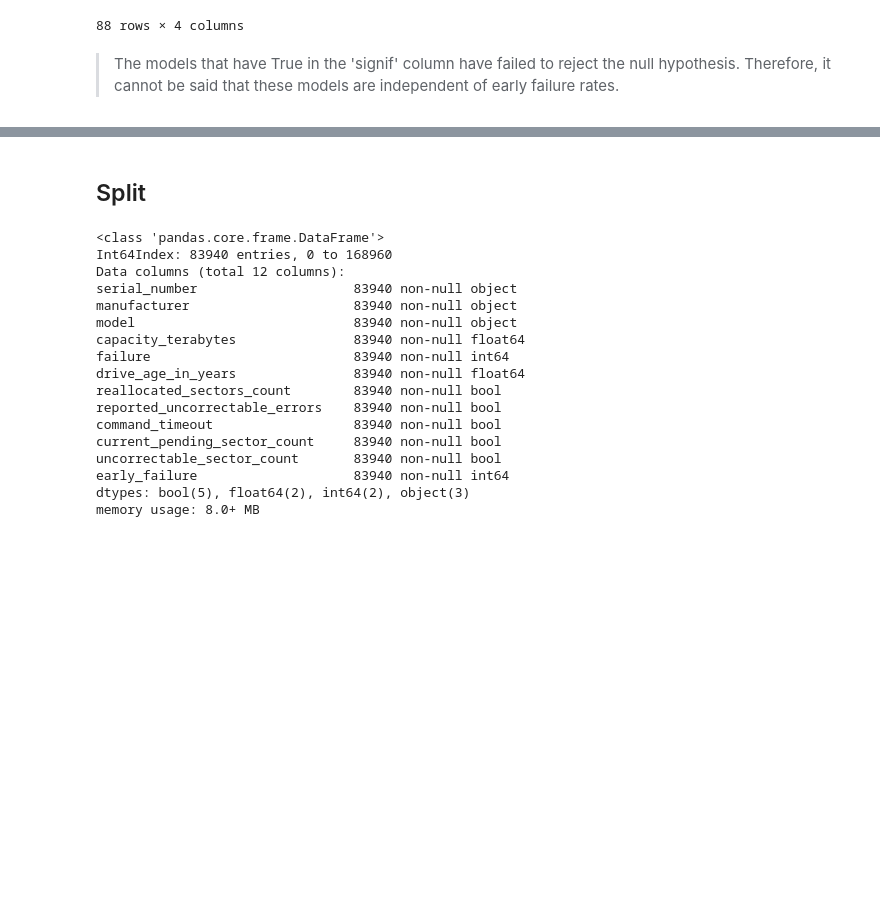
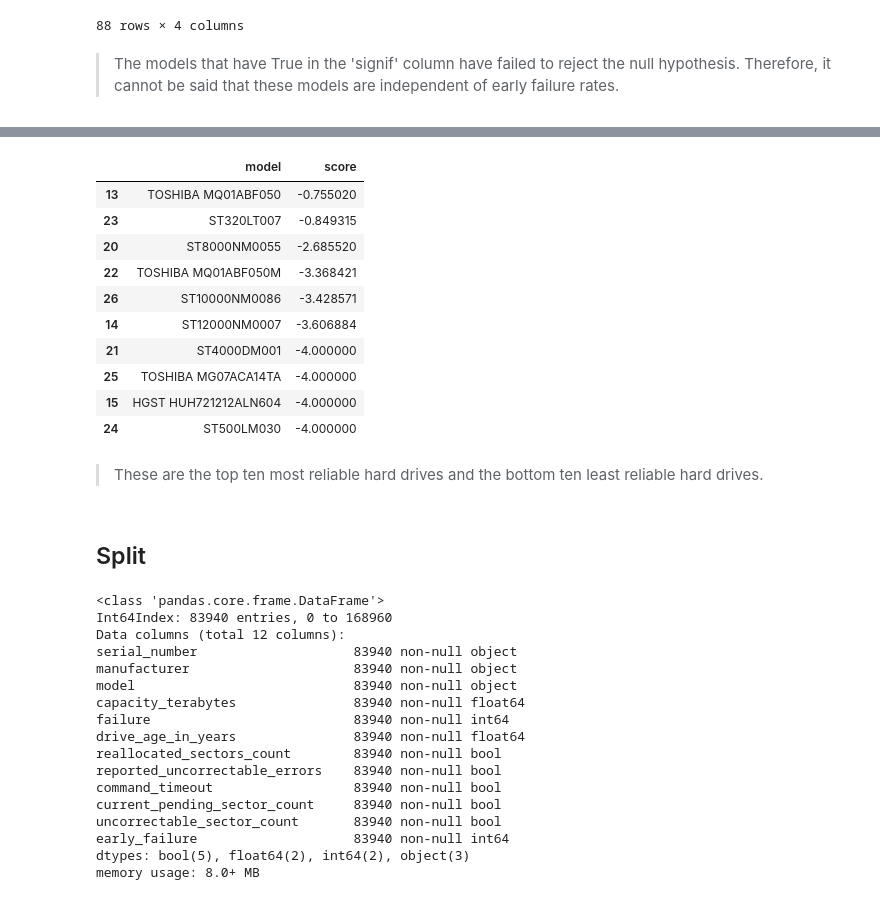
Before and after one commit to just-keep-spinning/hard-drive-project, a Jupyter notebook: hard_drive_pipeline.ipynb, the cells around one changed output, grey strips where cells are left out. Cells and saved outputs as stored; diff of their text form; code cells hidden in the pictures; blank space fills up the shorter version.

```diff
--- a/hard_drive_pipeline.ipynb
+++ b/hard_drive_pipeline.ipynb
@@ -725,3 +772,19 @@ explore.get_manufacturer_graph(df)
+# %%
+df_scores.sort_values('score').sort_values('score',ascending=False).tail(10)
+# %% [output]
+|  | model | score |
+| 13 | TOSHIBA MQ01ABF050 | -0.755020 |
+| 23 | ST320LT007 | -0.849315 |
+| 20 | ST8000NM0055 | -2.685520 |
+| 22 | TOSHIBA MQ01ABF050M | -3.368421 |
+| 26 | ST10000NM0086 | -3.428571 |
+| 14 | ST12000NM0007 | -3.606884 |
+| 21 | ST4000DM001 | -4.000000 |
+| 25 | TOSHIBA MG07ACA14TA | -4.000000 |
+| 15 | HGST HUH721212ALN604 | -4.000000 |
+| 24 | ST500LM030 | -4.000000 |
+# %% [markdown]
+> These are the top ten most reliable hard drives and the bottom ten least reliable hard drives.
 # %% [markdown]
 ## Split
 # %%
```
Also changed, not shown: parts of 112 cells of this notebook, 2 other files.
